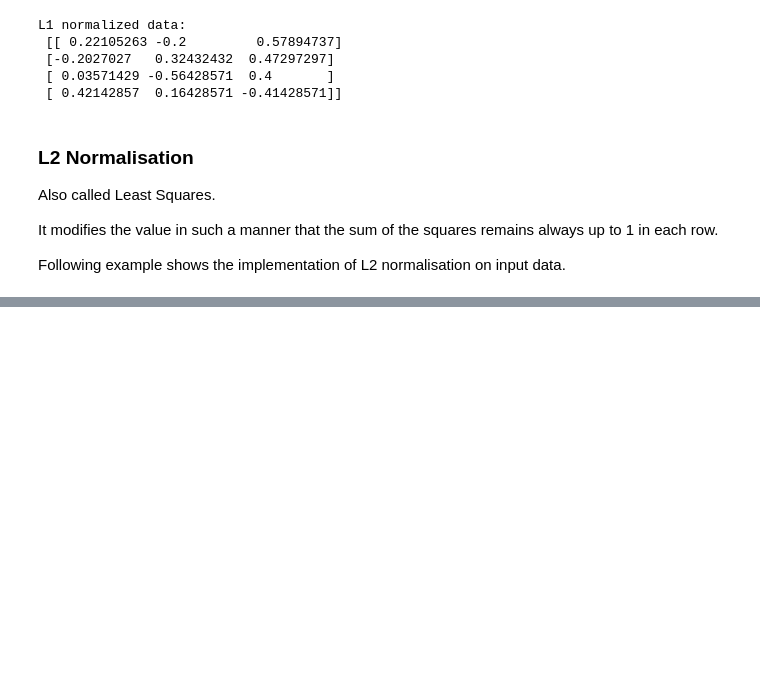
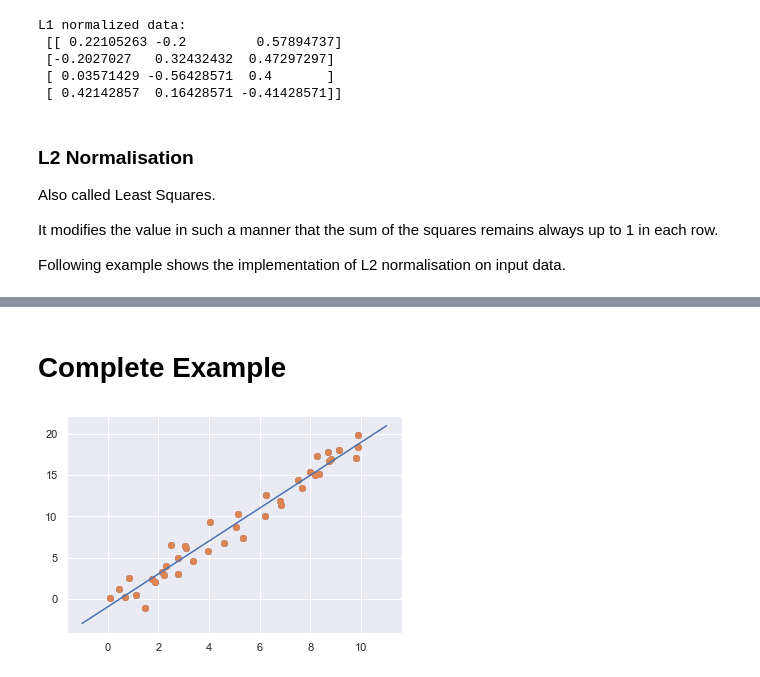
Before and after one commit to victoryapcheeann/scikit-learn-101, a Jupyter notebook: scikit-learn-101.ipynb, the cells around one changed output, grey strips where cells are left out. Saved outputs shown, nothing was run; the diff lists cells and outputs as text; code cells hidden in the pictures; blank space fills up the shorter version.

```diff
--- a/scikit-learn-101.ipynb
+++ b/scikit-learn-101.ipynb
@@ -293,0 +502,35 @@ Following example shows the implementation of L2 normalisation on input data.
+# %% [markdown]
+# Complete Example
+# %%
+%matplotlib inline
+import matplotlib.pyplot as plt
+import numpy as np
+import seaborn as sns
+
+iris = sns.load_dataset('iris')
+X_iris = iris.drop('species', axis = 1)
+X_iris.shape
+y_iris = iris['species']
+y_iris.shape
+
+rng = np.random.RandomState(35)
+x = 10*rng.rand(40)
+y = 2*x-1+rng.randn(40)
+plt.scatter(x,y);
+from sklearn.linear_model import LinearRegression
+model = LinearRegression(fit_intercept=True)
+model
+X = x[:, np.newaxis]
+X.shape
+
+model.fit(X, y)
+model.coef_
+model.intercept_
+
+xfit = np.linspace(-1, 11)
+Xfit = xfit[:, np.newaxis]
+yfit = model.predict(Xfit)
+plt.scatter(x, y)
+plt.plot(xfit, yfit);
+# %% [output]
+[figure, added]
```
Also changed, not shown: parts of 30 cells of this notebook.
